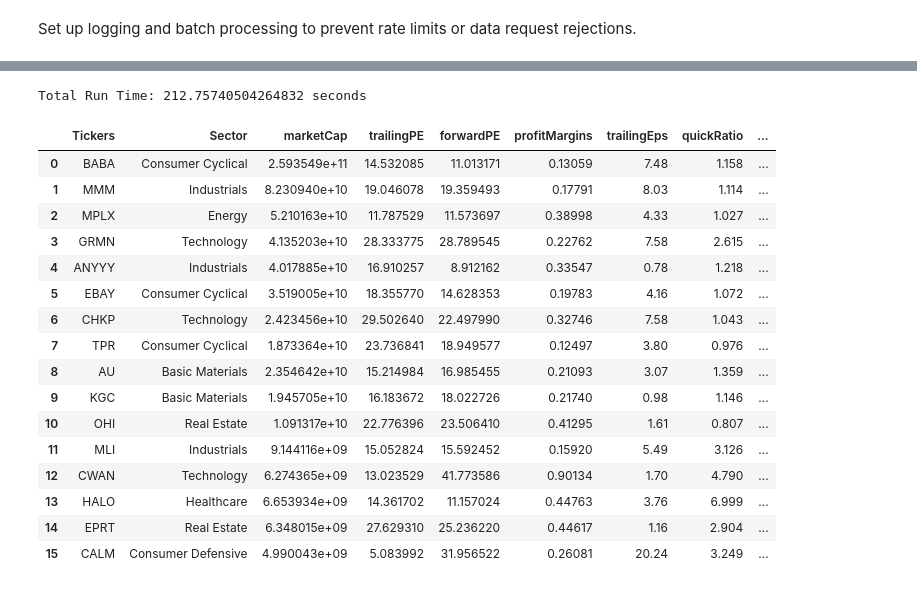
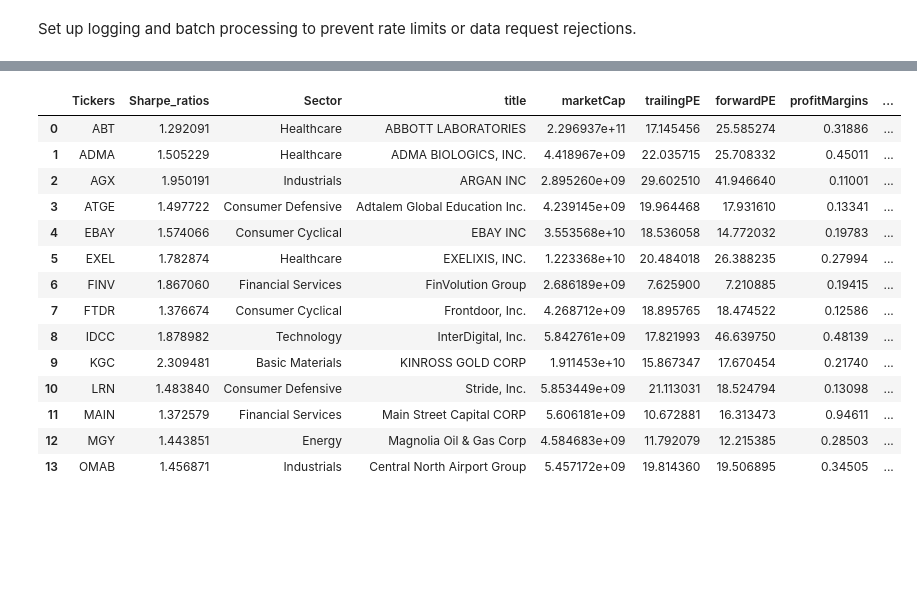
Before and after one commit to BlakeUribe/Portfolio_py, a Jupyter notebook: notebooks/step2_kpi_optimization.ipynb, the cells around one changed output, grey strips where cells are left out. Saved outputs shown, nothing was run; the diff lists cells and outputs as text; code cells hidden in the pictures; blank space fills up the shorter version.

Commit message:
Further Code Cleaning

```diff
--- a/notebooks/step2_kpi_optimization.ipynb
+++ b/notebooks/step2_kpi_optimization.ipynb
@@ -102,7 +132,7 @@ sharpe_df = pd.read_csv(f'{WORKSPACE_DIR}/portfolio_py/data/clean/sharpe_ratios.
 # Fetch KPI's
 
 num_in_chunks = 20
-tickers = sharpe_df['Tickers'].tolist()
+tickers = filtered_df['Tickers'].tolist()
 
 print('\n----Intiating Chunk Process----')
 ticker_chunks = list(divide_chunks(tickers, num_in_chunks))
@@ -111,7 +141,7 @@ print(f'{len(tickers)} tikcers divided into {len(ticker_chunks)} chunks')
 essential_kpis = ['marketCap', 'trailingPE', 'forwardPE',
                   'profitMargins', 'trailingEps', 'quickRatio',
                   'earningsQuarterlyGrowth'
-                ]
+]
 
 df_list = []
 
@@ -183,29 +180,38 @@ valuation_df = pd.merge(left=sector_df, right=valuation_df, right_on='Tickers',
+# %%
+import numpy as np
+
+
+valuation_df = pd.merge(filtered_df[['Tickers', 'Sharpe_ratios', 'Sector', 'title']], kpi_df, on='Tickers').dropna()
+
+cols_to_float = ['trailingPE', 'forwardPE']
+valuation_df[cols_to_float] = valuation_df[cols_to_float].astype(float)
+
+# valuation_df
 # %%
-#filtering
+grouped = valuation_df.groupby(['Sector']).median(numeric_only=True)
+sector_stock_metrics = pd.merge(valuation_df, grouped, on='Sector', suffixes=('_stock', '_sector'))
 
-grouped = valuation_df.groupby(['Sector']).median(numeric_only=True)
+# filtering
+end_filter_df = sector_stock_metrics[
+    (sector_stock_metrics['marketCap_stock'] >= 2_000_000_000) & # larger than small-cap stocks
+    (sector_stock_metrics['profitMargins_stock'] >= sector_stock_metrics['profitMargins_sector']) & # performance metric
+    (sector_stock_metrics['trailingPE_stock'] <= sector_stock_metrics['trailingPE_sector']) & # risk metric
+    (sector_stock_metrics['quickRatio_stock'] >= sector_stock_metrics['quickRatio_sector']) & # performance metric
+    (sector_stock_metrics['earningsQuarterlyGrowth_stock'] >= 0) # performance metric
+]
 
-merged_df = pd.merge(valuation_df, grouped, on='Sector', suffixes=('_stock', '_sector'))
 
-merged_df = merged_df[merged_df['Sharpe_ratios_stock'] >= merged_df['Sharpe_ratios_sector']] # above median sharpe, this is a performance measure
-merged_df = merged_df[merged_df['profitMargins_stock'] >= merged_df['profitMargins_sector']] # above median prof margin, this is a performance measure
-merged_df = merged_df[merged_df['trailingPE_stock'] <= merged_df['trailingPE_sector']] # below median trailing pe ratio, this is a risk adverse measure; sharpe ratio does not take into account over valuation
-merged_df = merged_df[merged_df['quickRatio_stock'] >= merged_df['quickRatio_sector']] # above median quick ratio, this is a risk adverse measure; sharpe ratio does not take into account over leveraged
-merged_df = merged_df[merged_df['earningsQuarterlyGrowth_stock'] >= 0]
-
-stock_cols_only = [col for col in merged_df.columns if '_sector' not in col]
-filtered_valuation_df = merged_df[stock_cols_only] # export only stock info, no need for sector info
+stock_cols_only = [col for col in end_filter_df.columns if '_sector' not in col]
+filtered_valuation_df = end_filter_df[stock_cols_only] # export only stock info, no need for sector kpi info
 
 filtered_valuation_df.columns = filtered_valuation_df.columns.str.replace('_stock', '', regex=False) # clean up excesive stock col name
 
 
-filtered_valuation_df.to_csv(f'{WORKSPACE_DIR}/portfolio_py/data/clean/filtered_valuation_df.csv', index=False)
-logging.info(f"Final filtered DataFrame saved. Rows: {filtered_valuation_df.shape[0]}")
+filtered_valuation_df.to_csv('../data/clean/filtered_valuation_df.csv', index=False)
 
-# Print the sorted DataFrame (Optional)
 
-end_time = time.time()
-elapsed_time = end_time - start_time
-print(f'\nTotal Run Time: {elapsed_time} seconds')
+
+print(f'\nTotal Run Time: {time.time() - start_time} seconds')
+
 filtered_valuation_df.reset_index(drop=True)
 # %% [output]
@@ -213,18 +219,15 @@ INFO:root:Final filtered DataFrame saved. Rows: 16
-Total Run Time: 212.75740504264832 seconds
-|  | Tickers | Sector | marketCap | trailingPE | forwardPE | profitMargins | trailingEps | quickRatio | ... |
-| 0 | BABA | Consumer Cyclical | 2.593549e+11 | 14.532085 | 11.013171 | 0.13059 | 7.48 | 1.158 | ... |
-| 1 | MMM | Industrials | 8.230940e+10 | 19.046078 | 19.359493 | 0.17791 | 8.03 | 1.114 | ... |
-| 2 | MPLX | Energy | 5.210163e+10 | 11.787529 | 11.573697 | 0.38998 | 4.33 | 1.027 | ... |
-| 3 | GRMN | Technology | 4.135203e+10 | 28.333775 | 28.789545 | 0.22762 | 7.58 | 2.615 | ... |
-| 4 | ANYYY | Industrials | 4.017885e+10 | 16.910257 | 8.912162 | 0.33547 | 0.78 | 1.218 | ... |
-| 5 | EBAY | Consumer Cyclical | 3.519005e+10 | 18.355770 | 14.628353 | 0.19783 | 4.16 | 1.072 | ... |
-| 6 | CHKP | Technology | 2.423456e+10 | 29.502640 | 22.497990 | 0.32746 | 7.58 | 1.043 | ... |
-| 7 | TPR | Consumer Cyclical | 1.873364e+10 | 23.736841 | 18.949577 | 0.12497 | 3.80 | 0.976 | ... |
-| 8 | AU | Basic Materials | 2.354642e+10 | 15.214984 | 16.985455 | 0.21093 | 3.07 | 1.359 | ... |
-| 9 | KGC | Basic Materials | 1.945705e+10 | 16.183672 | 18.022726 | 0.21740 | 0.98 | 1.146 | ... |
-| 10 | OHI | Real Estate | 1.091317e+10 | 22.776396 | 23.506410 | 0.41295 | 1.61 | 0.807 | ... |
-| 11 | MLI | Industrials | 9.144116e+09 | 15.052824 | 15.592452 | 0.15920 | 5.49 | 3.126 | ... |
-| 12 | CWAN | Technology | 6.274365e+09 | 13.023529 | 41.773586 | 0.90134 | 1.70 | 4.790 | ... |
-| 13 | HALO | Healthcare | 6.653934e+09 | 14.361702 | 11.157024 | 0.44763 | 3.76 | 6.999 | ... |
-| 14 | EPRT | Real Estate | 6.348015e+09 | 27.629310 | 25.236220 | 0.44617 | 1.16 | 2.904 | ... |
-| 15 | CALM | Consumer Defensive | 4.990043e+09 | 5.083992 | 31.956522 | 0.26081 | 20.24 | 3.249 | ... |
+|  | Tickers | Sharpe_ratios | Sector | title | marketCap | trailingPE | forwardPE | profitMargins | ... |
+| 0 | ABT | 1.292091 | Healthcare | ABBOTT LABORATORIES | 2.296937e+11 | 17.145456 | 25.585274 | 0.31886 | ... |
+| 1 | ADMA | 1.505229 | Healthcare | ADMA BIOLOGICS, INC. | 4.418967e+09 | 22.035715 | 25.708332 | 0.45011 | ... |
+| 2 | AGX | 1.950191 | Industrials | ARGAN INC | 2.895260e+09 | 29.602510 | 41.946640 | 0.11001 | ... |
+| 3 | ATGE | 1.497722 | Consumer Defensive | Adtalem Global Education Inc. | 4.239145e+09 | 19.964468 | 17.931610 | 0.13341 | ... |
+| 4 | EBAY | 1.574066 | Consumer Cyclical | EBAY INC | 3.553568e+10 | 18.536058 | 14.772032 | 0.19783 | ... |
+| 5 | EXEL | 1.782874 | Healthcare | EXELIXIS, INC. | 1.223368e+10 | 20.484018 | 26.388235 | 0.27994 | ... |
+| 6 | FINV | 1.867060 | Financial Services | FinVolution Group | 2.686189e+09 | 7.625900 | 7.210885 | 0.19415 | ... |
+| 7 | FTDR | 1.376674 | Consumer Cyclical | Frontdoor, Inc. | 4.268712e+09 | 18.895765 | 18.474522 | 0.12586 | ... |
+| 8 | IDCC | 1.878982 | Technology | InterDigital, Inc. | 5.842761e+09 | 17.821993 | 46.639750 | 0.48139 | ... |
+| 9 | KGC | 2.309481 | Basic Materials | KINROSS GOLD CORP | 1.911453e+10 | 15.867347 | 17.670454 | 0.21740 | ... |
+| 10 | LRN | 1.483840 | Consumer Defensive | Stride, Inc. | 5.853449e+09 | 21.113031 | 18.524794 | 0.13098 | ... |
+| 11 | MAIN | 1.372579 | Financial Services | Main Street Capital CORP | 5.606181e+09 | 10.672881 | 16.313473 | 0.94611 | ... |
+| 12 | MGY | 1.443851 | Energy | Magnolia Oil & Gas Corp | 4.584683e+09 | 11.792079 | 12.215385 | 0.28503 | ... |
+| 13 | OMAB | 1.456871 | Industrials | Central North Airport Group | 5.457172e+09 | 19.814360 | 19.506895 | 0.34505 | ... |
```
Also changed, not shown: parts of 8 cells of this notebook, 20 other files.
